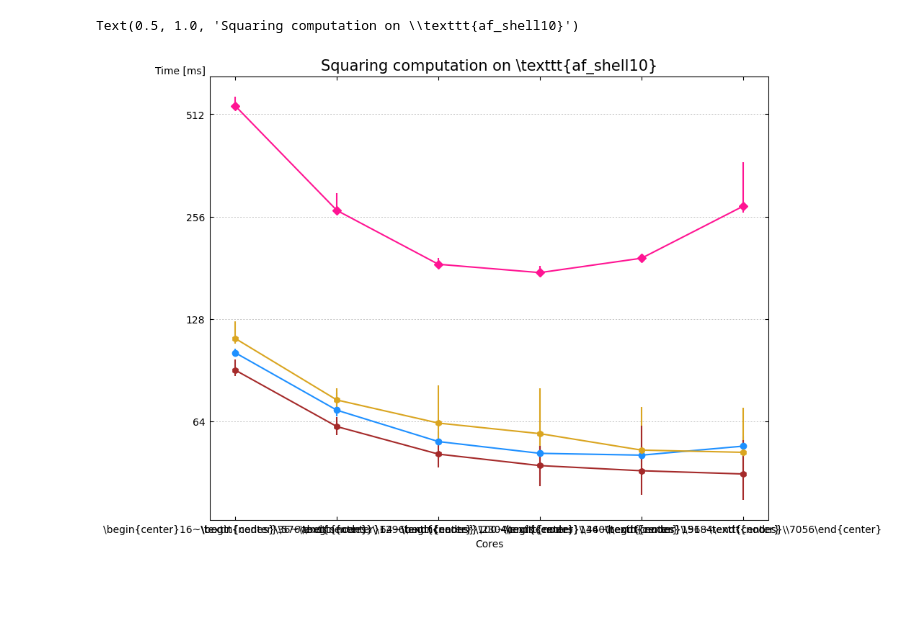
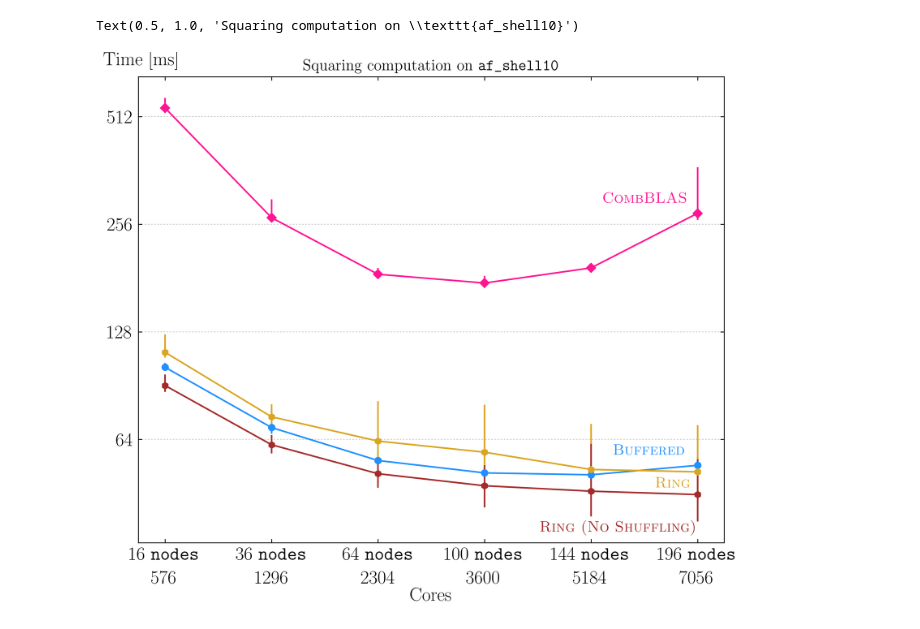
Before and after one commit to sven-weber/spgemm, a Jupyter notebook: plots/comparison_af10.ipynb, the cells around one changed output. Cells and saved outputs as stored; diff of their text form; code cells hidden in the pictures; blank space fills up the shorter version.

```diff
--- a/plots/comparison_af10.ipynb
+++ b/plots/comparison_af10.ipynb
@@ -1,9 +1,9 @@
 # %%
 import pandas as pd
 from pathlib import Path
-from plots.loader import get_subfolders, load_multiple_timings
+from loader import get_subfolders, load_multiple_timings
 
-folders = get_subfolders(Path("measurements/af_shell10/compare_comb"))
+folders = get_subfolders(Path("../measurements/af_shell10/compare_comb"))
 # Returns the matrix name and a dictionary of mapping from function to dataframe
 matrix, ft = load_multiple_timings(folders)
 # %%
@@ -12,24 +12,24 @@ from matplotlib.ticker import ScalarFormatter
 
 # SCALING_FACTOR = 10**9 # for seconds
 SCALING_FACTOR = 10**6
-# plt.rcParams['font.family'] = 'Computer Modern Roman'
-# plt.rcParams['text.usetex'] = True
+plt.rcParams['font.family'] = 'Computer Modern Roman'
+plt.rcParams['text.usetex'] = True
 
-# plt.rcParams['axes.labelsize'] = 18
-# plt.rcParams['xtick.labelsize'] = 18
-# plt.rcParams['ytick.labelsize'] = 18
+plt.rcParams['axes.labelsize'] = 18
+plt.rcParams['xtick.labelsize'] = 18
+plt.rcParams['ytick.labelsize'] = 18
 STYLES = {
     # color, marker, offst, name
-    "comb": ('deeppink', 'D', (-80, -40), "\\textsc{CombBLAS}", None),
-    "drop_at_once_parallel": ('dodgerblue', 'o', (-50, -20), "\\textsc{DropAtOnceNS}", None),
-    "drop_parallel": ('goldenrod', 'h', (-60, -20), "\\textsc{NHWC}", None),
-    "drop_parallel_ns": ('brown', 'h', (-60, -20), "\\textsc{NHWC}", None),
+    "comb": ('deeppink', 'D', (-90, 10), "\\textsc{CombBLAS}", None),
+    "drop_at_once_parallel": ('dodgerblue', 'o', (-80, 10), "\\textsc{Buffered}", None),
+    "drop_parallel": ('goldenrod', 'h', (-40, -15), "\\textsc{Ring}", None),
+    "drop_parallel_ns": ('brown', 'h', (-150, -35), "\\textsc{Ring (No Shuffling)}", None),
     # "todo3": ('brown', '^', (-210, -135), "\\textsc{Tensor Macro}", 26),
     # "todo4": ('darkcyan', 'H', (-75, -15), "\\textsc{Merged}", None),
     # "todo5": ('darkolivegreen', 's', (-120, -118), "\\textsc{Merged+Blocked}", None),
 }
 # %%
-fig = plt.figure(figsize=(10, 8))
+fig = plt.figure(figsize=(10, 8), dpi=300)
 ax = fig.add_subplot()
 
 keysm = {}
@@ -57,34 +57,34 @@ for algo, pretty_name in (('comb', 'ComBLAS'), ('drop_at_once_parallel', 'DropAt
 
     timings = pd.DataFrame(timings)
     # Calculate the error bars
     eb = [
         (timings['avg'] - timings['min']),
         (timings['max'] - timings['avg'])
     ]
 
     color, marker, offst, name, rotation = STYLES[algo]
 
     keys = timings["key"]
     values = timings["avg"]
-    ax.annotate(name, (keys.iloc[-1], values.iloc[-1]), color=color, xytext=offst, textcoords='offset points', fontsize='x-large', rotation=rotation or 0)
+    ax.annotate(name, (keysm[keys.iloc[-1]], values.iloc[-1]), color=color, xytext=offst, textcoords='offset points', fontsize='x-large', rotation=rotation or 0)
     ax.errorbar([keysm[key] for key in timings["key"]], values, yerr=eb, label=algo, marker=marker, color=color)
 
     ax.set_xlabel("Cores")
     ax.set_ylabel('Time [ms]',
             rotation='horizontal',
-            loc='top',
-            labelpad=-20)
+            loc='top')
+    ax.yaxis.set_label_coords(0.07, 1.015)
     ax.set_xticks(range(len(keys)), labels=[f"\\begin{{center}}{mpi}~\\texttt{{nodes}}\\\\{mpi * 36}\\end{{center}}"for mpi in keys])
 
 ax.tick_params(axis='both', direction='in', which='major', pad=5)
 ax.grid(which='major', axis='y', linewidth=.5, dashes=(3,3))
 ax.yaxis.set_ticks_position('both')
 ax.xaxis.set_ticks_position('both')
 plt.yscale('log', base=2)
 from matplotlib.ticker import FuncFormatter
 ax.yaxis.set_major_formatter(FuncFormatter(lambda y, _: f'{y:.0f}'))
 
 ax.set_title("Squaring computation on \\texttt{" + matrix + "}", fontsize=15)
 # %% [output]
 Text(0.5, 1.0, 'Squaring computation on \\texttt{af_shell10}')
-[figure, old version]
+[figure, new version]
```
Also changed, not shown: parts of 1 cell of this notebook, 4 other files.
